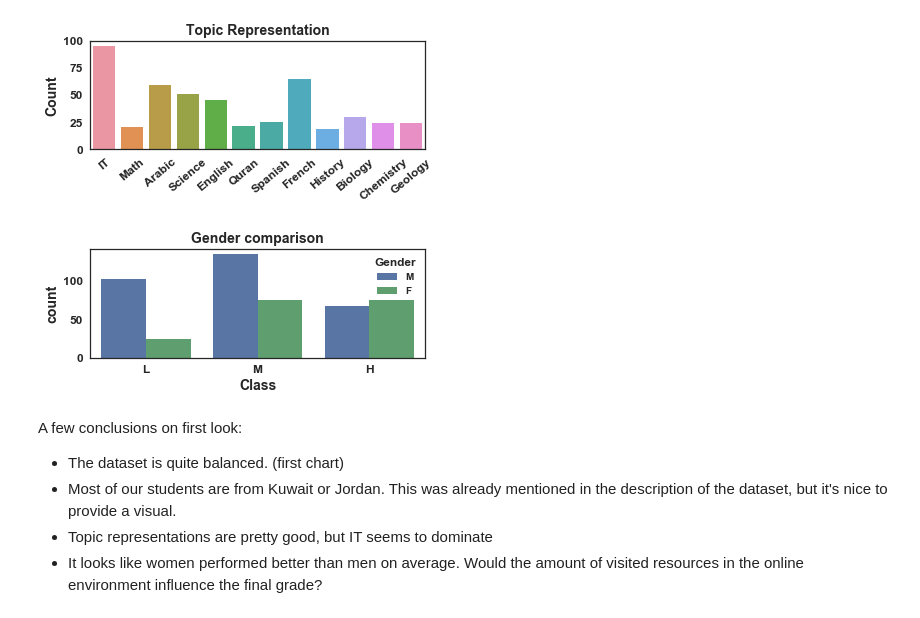
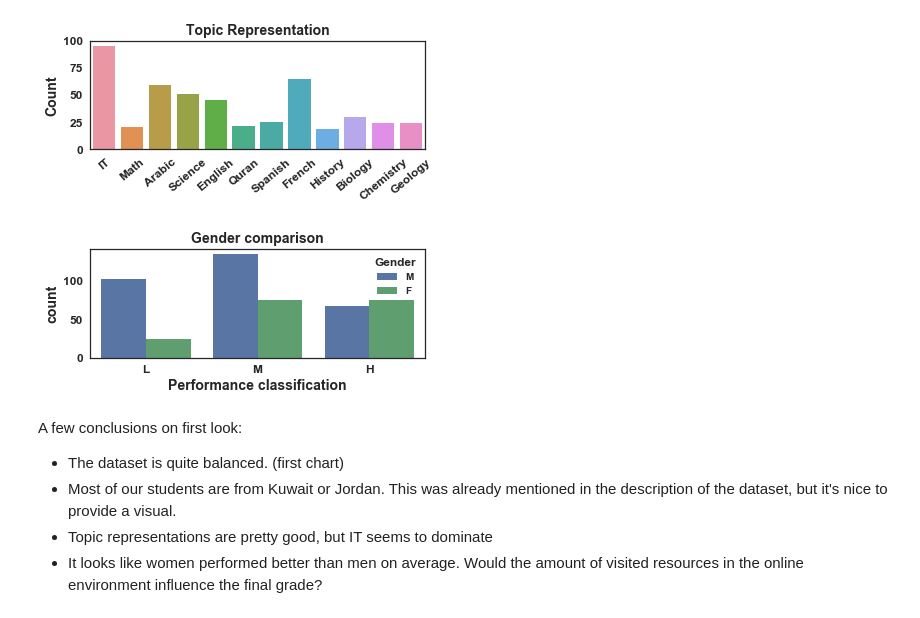
Before and after one commit to nguyentu1602/et_submissions, a Jupyter notebook: final/notebook/Final Models.ipynb, the cells around one changed output. Cells and saved outputs as stored; diff of their text form; code cells hidden in the pictures.

```diff
--- a/final/notebook/Final Models.ipynb
+++ b/final/notebook/Final Models.ipynb
@@ -155,12 +155,13 @@ plt.savefig(out_dir + 'topic_bar.png', dpi=600, bbox_inches='tight')
 # %%
 plt.clf(); ax = plt.subplot(111); fig = plt.gcf()
 fig.set_size_inches(6, 2, forward=True)
 gen = sns.countplot(x='Class', hue='Gender', data=df, order=['L', 'M', 'H'])
-_ = gen.set(title='Gender comparison')
+_ = gen.set(title='Gender comparison', xlabel='Performance classification')
+
 
 plt.savefig(out_dir + 'gender_outcome.png', dpi=600, bbox_inches='tight')
 # %% [output]
-[figure, old version]
+[figure, new version]
 # %%
 # basic data exploratory tasks
 fig, axarr  = plt.subplots(2, 2, figsize=(10,8),)
```
Also changed, not shown: parts of 6 cells of this notebook, 8 other files.
